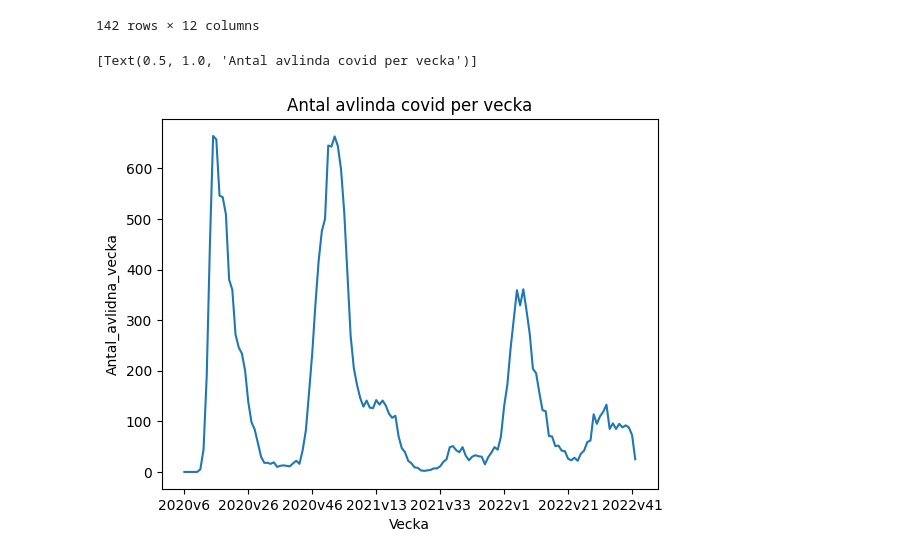
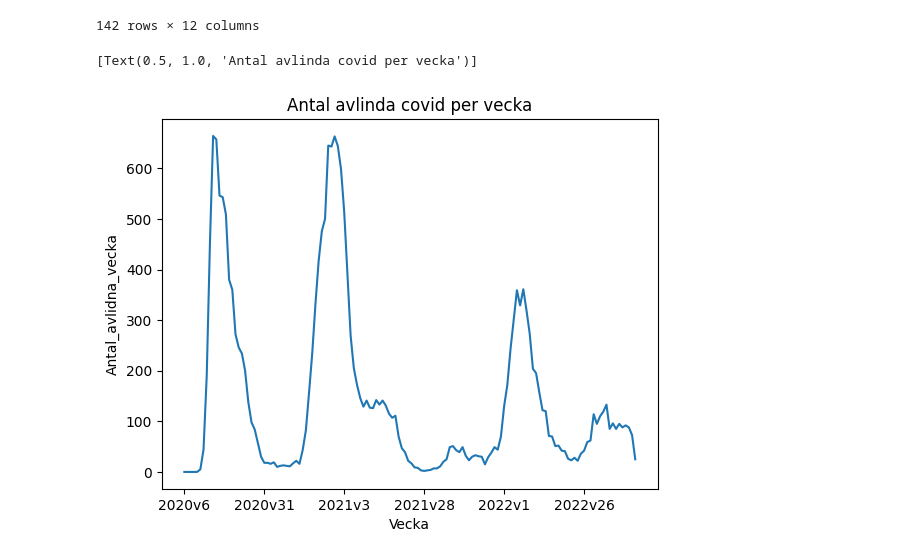
Before and after one commit to SCGlass/Data-Processing-Sam-Glass, a Jupyter notebook: Lab_Covid/Lab_covid.ipynb, the cells around one changed output. Drawn from its saved outputs; the diff is of its cells as text; code cells hidden in the pictures.

```diff
--- a/Lab_Covid/Lab_covid.ipynb
+++ b/Lab_Covid/Lab_covid.ipynb
@@ -107,9 +107,9 @@ df_covid_week_sweden
 # %%
 ax = plt.axes()
 
 sns.lineplot(x = "Vecka", y = "Antal_avlidna_vecka", data=df_covid_week_sweden)
-ax.xaxis.set_major_locator(plt.MaxNLocator(8))
+ax.xaxis.set_major_locator(plt.MaxNLocator(7))
 ax.set(title= "Antal avlinda covid per vecka")
 # %% [output]
 [Text(0.5, 1.0, 'Antal avlinda covid per vecka')]
-[figure, old version]
+[figure, new version]
```
Also changed, not shown: parts of 4 cells of this notebook.
